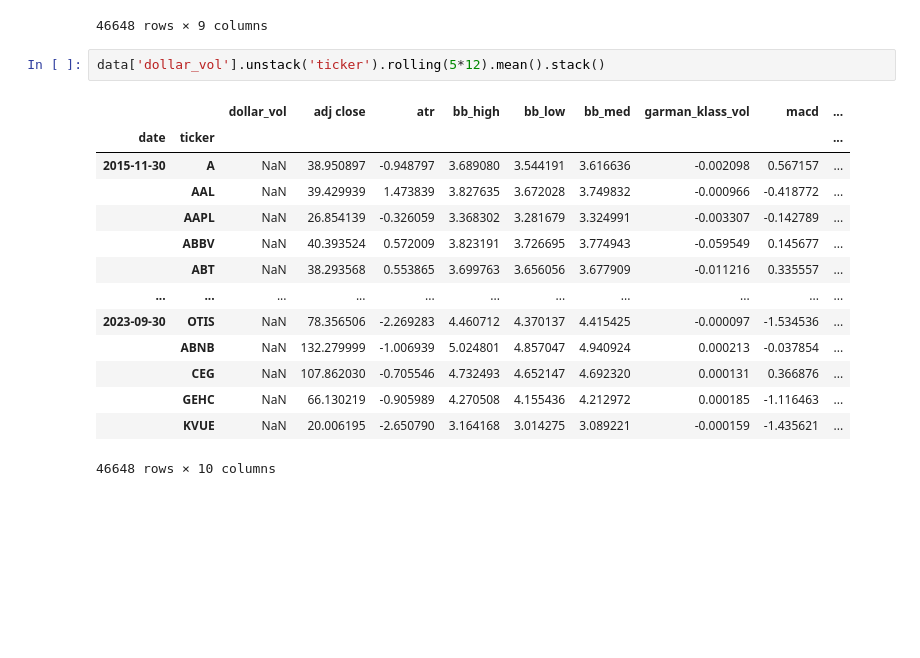
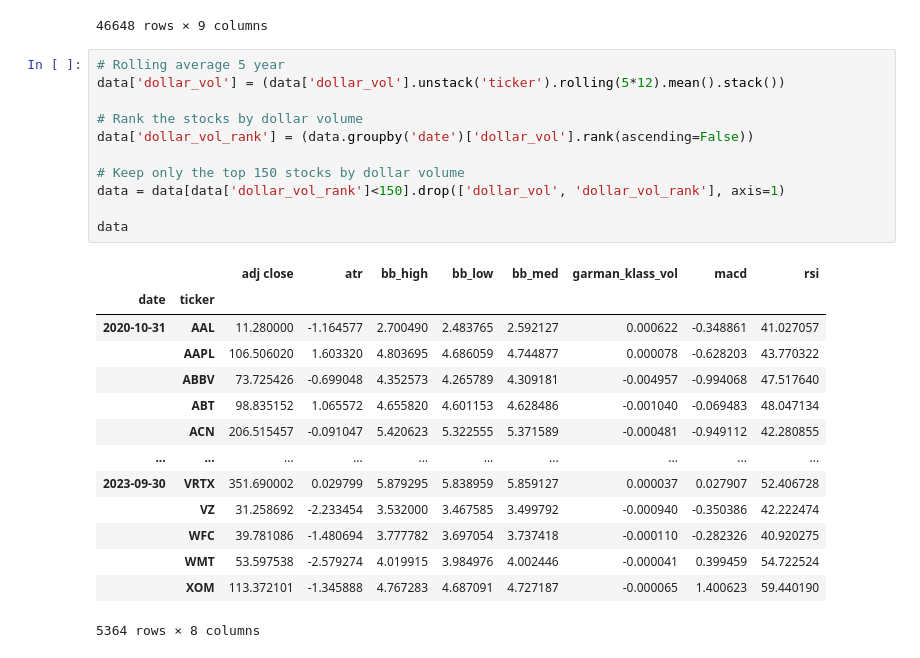
Before and after one commit to kylekmcleod/Algoirthmic-Trading-Learning, a Jupyter notebook: notebooks/Algorithmic Trading.ipynb, the cells around one changed output. Saved outputs shown, nothing was run; the diff lists cells and outputs as text; blank space fills up the shorter version.

```diff
--- a/notebooks/Algorithmic Trading.ipynb
+++ b/notebooks/Algorithmic Trading.ipynb
@@ -136,20 +136,29 @@ data
 |  | GEHC | 212.275850 | 66.130219 | -0.905989 | 4.270508 | 4.155436 | 4.212972 | 0.000185 | -1.116463 | ... |
 |  | KVUE | 670.804320 | 20.006195 | -2.650790 | 3.164168 | 3.014275 | 3.089221 | -0.000159 | -1.435621 | ... |
 46648 rows × 9 columns
-# %%
-data['dollar_vol'].unstack('ticker').rolling(5*12).mean().stack()
-# %% [output]
-|  |  | dollar_vol | adj close | atr | bb_high | bb_low | bb_med | garman_klass_vol | macd | ... |
-| date | ticker |  |  |  |  |  |  |  |  | ... |
-| 2015-11-30 | A | NaN | 38.950897 | -0.948797 | 3.689080 | 3.544191 | 3.616636 | -0.002098 | 0.567157 | ... |
-|  | AAL | NaN | 39.429939 | 1.473839 | 3.827635 | 3.672028 | 3.749832 | -0.000966 | -0.418772 | ... |
-|  | AAPL | NaN | 26.854139 | -0.326059 | 3.368302 | 3.281679 | 3.324991 | -0.003307 | -0.142789 | ... |
-|  | ABBV | NaN | 40.393524 | 0.572009 | 3.823191 | 3.726695 | 3.774943 | -0.059549 | 0.145677 | ... |
-|  | ABT | NaN | 38.293568 | 0.553865 | 3.699763 | 3.656056 | 3.677909 | -0.011216 | 0.335557 | ... |
-| ... | ... | ... | ... | ... | ... | ... | ... | ... | ... | ... |
-| 2023-09-30 | OTIS | NaN | 78.356506 | -2.269283 | 4.460712 | 4.370137 | 4.415425 | -0.000097 | -1.534536 | ... |
-|  | ABNB | NaN | 132.279999 | -1.006939 | 5.024801 | 4.857047 | 4.940924 | 0.000213 | -0.037854 | ... |
-|  | CEG | NaN | 107.862030 | -0.705546 | 4.732493 | 4.652147 | 4.692320 | 0.000131 | 0.366876 | ... |
-|  | GEHC | NaN | 66.130219 | -0.905989 | 4.270508 | 4.155436 | 4.212972 | 0.000185 | -1.116463 | ... |
-|  | KVUE | NaN | 20.006195 | -2.650790 | 3.164168 | 3.014275 | 3.089221 | -0.000159 | -1.435621 | ... |
-46648 rows × 10 columns
+# %%
+# Rolling average 5 year
+data['dollar_vol'] = (data['dollar_vol'].unstack('ticker').rolling(5*12).mean().stack())
+
+# Rank the stocks by dollar volume
+data['dollar_vol_rank'] = (data.groupby('date')['dollar_vol'].rank(ascending=False))
+
+# Keep only the top 150 stocks by dollar volume
+data = data[data['dollar_vol_rank']<150].drop(['dollar_vol', 'dollar_vol_rank'], axis=1)
+
+data
+# %% [output]
+|  |  | adj close | atr | bb_high | bb_low | bb_med | garman_klass_vol | macd | rsi |
+| date | ticker |  |  |  |  |  |  |  |  |
+| 2020-10-31 | AAL | 11.280000 | -1.164577 | 2.700490 | 2.483765 | 2.592127 | 0.000622 | -0.348861 | 41.027057 |
+|  | AAPL | 106.506020 | 1.603320 | 4.803695 | 4.686059 | 4.744877 | 0.000078 | -0.628203 | 43.770322 |
+|  | ABBV | 73.725426 | -0.699048 | 4.352573 | 4.265789 | 4.309181 | -0.004957 | -0.994068 | 47.517640 |
+|  | ABT | 98.835152 | 1.065572 | 4.655820 | 4.601153 | 4.628486 | -0.001040 | -0.069483 | 48.047134 |
+|  | ACN | 206.515457 | -0.091047 | 5.420623 | 5.322555 | 5.371589 | -0.000481 | -0.949112 | 42.280855 |
+| ... | ... | ... | ... | ... | ... | ... | ... | ... | ... |
+| 2023-09-30 | VRTX | 351.690002 | 0.029799 | 5.879295 | 5.838959 | 5.859127 | 0.000037 | 0.027907 | 52.406728 |
+|  | VZ | 31.258692 | -2.233454 | 3.532000 | 3.467585 | 3.499792 | -0.000940 | -0.350386 | 42.222474 |
+|  | WFC | 39.781086 | -1.480694 | 3.777782 | 3.697054 | 3.737418 | -0.000110 | -0.282326 | 40.920275 |
+|  | WMT | 53.597538 | -2.579274 | 4.019915 | 3.984976 | 4.002446 | -0.000041 | 0.399459 | 54.722524 |
+|  | XOM | 113.372101 | -1.345888 | 4.767283 | 4.687091 | 4.727187 | -0.000065 | 1.400623 | 59.440190 |
+5364 rows × 8 columns
```
Also changed, not shown: parts of 1 cell of this notebook.
